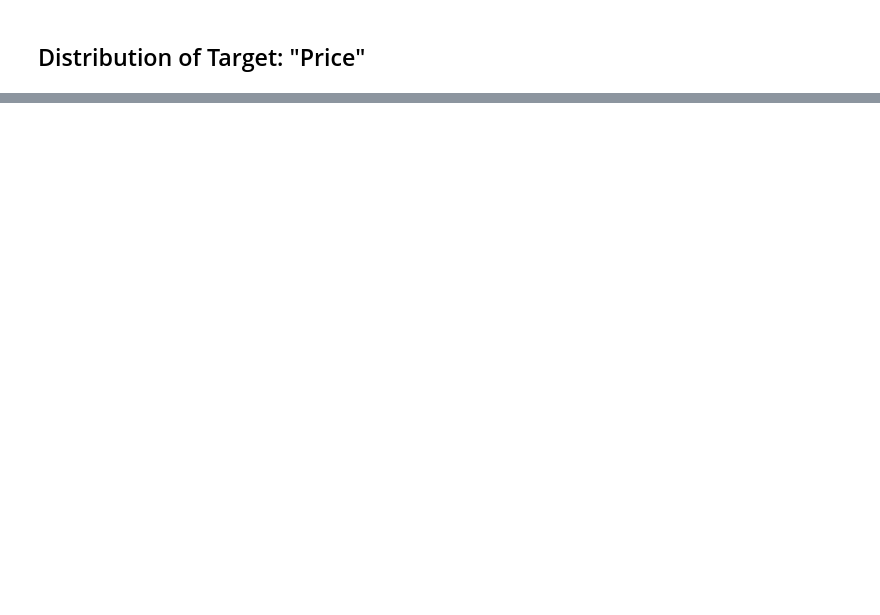
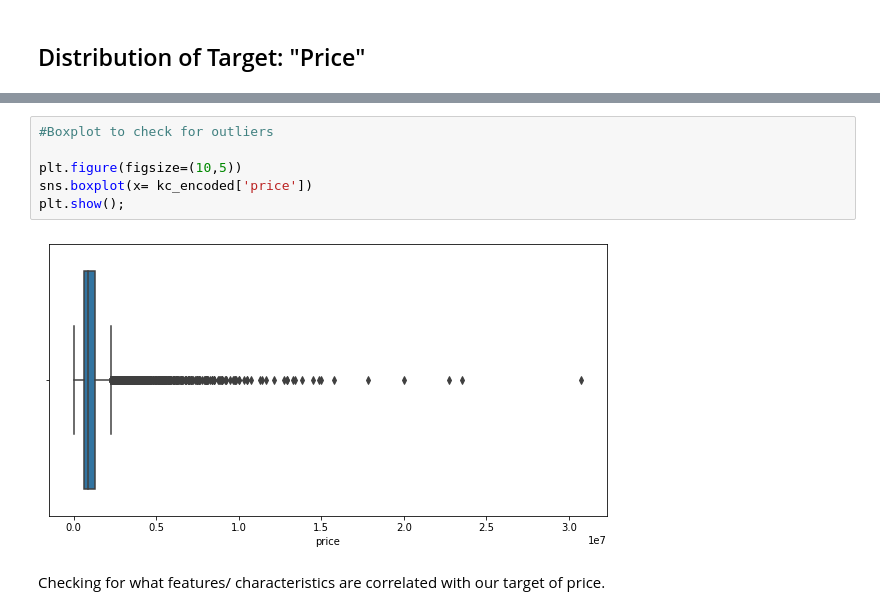
Before and after one commit to ldwilker10/dsc-phase-2-project-v2-5, a Jupyter notebook: Primary_Draft.ipynb, the cells around one changed output, grey strips where cells are left out. Drawn from its saved outputs; the diff is of its cells as text; blank space fills up the shorter version.

```diff
--- a/Primary_Draft.ipynb
+++ b/Primary_Draft.ipynb
@@ -341,0 +400,10 @@ plt.show()
+# %%
+#Boxplot to check for outliers
+
+plt.figure(figsize=(10,5))
+sns.boxplot(x= kc_encoded['price'])
+plt.show();
+# %% [output]
+[figure, added]
+# %% [markdown]
+Checking for what features/ characteristics are correlated with our target of price.
```
Also changed, not shown: parts of 27 cells of this notebook, 1 other file.
